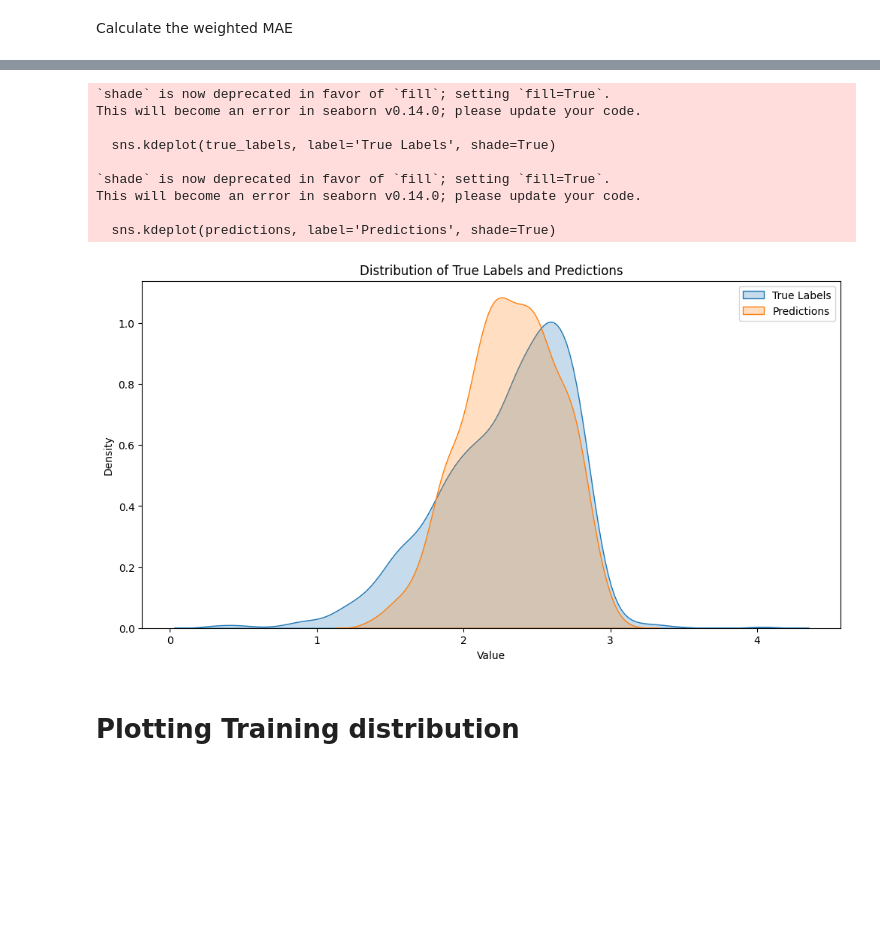
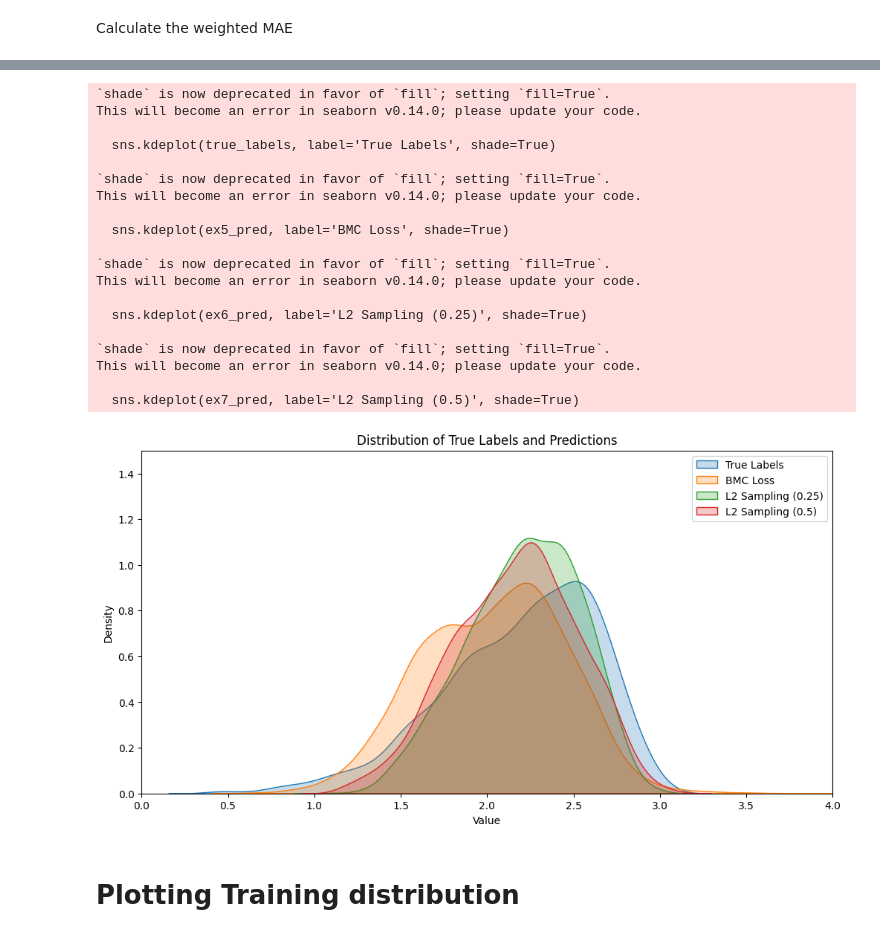
Before and after one commit to lhmtrinh/Remote-Sensing-Wealth-Index, a Jupyter notebook: validation.ipynb, the cells around one changed output, grey strips where cells are left out. Drawn from its saved outputs; the diff is of its cells as text; code cells hidden in the pictures; blank space fills up the shorter version.

```diff
--- a/validation.ipynb
+++ b/validation.ipynb
@@ -37,7 +15,17 @@ def get_file_paths(directory):
 # %% [markdown]
 Evaluate performance on validation set
 # %%
-val_files = get_file_paths('./data/records_unscaled/val')
+path = './ex_7'
+experiment = 'Weighted Sampling (alpha=0.5)'
+checkpoint = './ex_7/checkpoint_epoch_30.pth'
+
+model = load_resnet_model('resnet50', num_classes=1)
+statedict = torch.load(checkpoint)
+model.load_state_dict(statedict)
+model.eval()
+model = model.to(device)
+
+val_files = sorted_file_paths('./data/records_unscaled/val')
 
 # Collect all true labels and predictions
 true_labels = []
@@ -45,10 +33,19 @@ predictions = []
 
 with torch.no_grad():
     for val_file in val_files:
-        val_loader = create_dataloader(val_file, True, 32, half=False)
+        val_dataset = create_dataset([val_file], half= False)
+        val_loader = create_dataloader(val_dataset, 32)
         for data, labels in tqdm(val_loader):
             data = data.to(device)
             labels = labels.to(device)
             outputs = model(data).squeeze()  # Assuming your model outputs a single value per sample
             true_labels.extend(labels.detach().cpu().numpy())
             predictions.extend(outputs.detach().cpu().numpy())
+
+
+# Convert lists to numpy arrays for plotting
+true_labels = np.array(true_labels)
+predictions = np.array(predictions)
+
+plot_scatter(true_labels, predictions, experiment, path)
+plot_residual(true_labels, predictions, experiment, path)
@@ -136,0 +65,6 @@ plt.show()
+# %%
+ex7_pred = predictions
+# %%
+ex6_pred = predictions
+# %%
+ex5_pred = predictions
@@ -137,32 +122,48 @@ plt.show()
 # %%
 # Set up the matplotlib figure
 plt.figure(figsize=(12, 6))
 
 # KDE plot of True Labels
 sns.kdeplot(true_labels, label='True Labels', shade=True)
 
 # KDE plot of Predictions
-sns.kdeplot(predictions, label='Predictions', shade=True)
+sns.kdeplot(ex5_pred, label='BMC Loss', shade=True)
+sns.kdeplot(ex6_pred, label='L2 Sampling (0.25)', shade=True)
+sns.kdeplot(ex7_pred, label='L2 Sampling (0.5)', shade=True)
+
+
+plt.xlim([0, 4.0])
+plt.ylim([0, 1.5])
 
 # Plot formatting
 plt.title('Distribution of True Labels and Predictions')
 plt.xlabel('Value')
 plt.ylabel('Density')
 plt.legend()
 
 # Show the plot
 plt.show()
 # %% [output]
 `shade` is now deprecated in favor of `fill`; setting `fill=True`.
 This will become an error in seaborn v0.14.0; please update your code.
 
   sns.kdeplot(true_labels, label='True Labels', shade=True)
 
 `shade` is now deprecated in favor of `fill`; setting `fill=True`.
 This will become an error in seaborn v0.14.0; please update your code.
 
-  sns.kdeplot(predictions, label='Predictions', shade=True)
+  sns.kdeplot(ex5_pred, label='BMC Loss', shade=True)
+
+`shade` is now deprecated in favor of `fill`; setting `fill=True`.
+This will become an error in seaborn v0.14.0; please update your code.
+
+  sns.kdeplot(ex6_pred, label='L2 Sampling (0.25)', shade=True)
+
+`shade` is now deprecated in favor of `fill`; setting `fill=True`.
+This will become an error in seaborn v0.14.0; please update your code.
+
+  sns.kdeplot(ex7_pred, label='L2 Sampling (0.5)', shade=True)
-[figure, old version]
+[figure, new version]
 # %% [markdown]
 # Plotting Training distribution
 # %%
```
Also changed, not shown: parts of 16 cells of this notebook, 42 other files.
